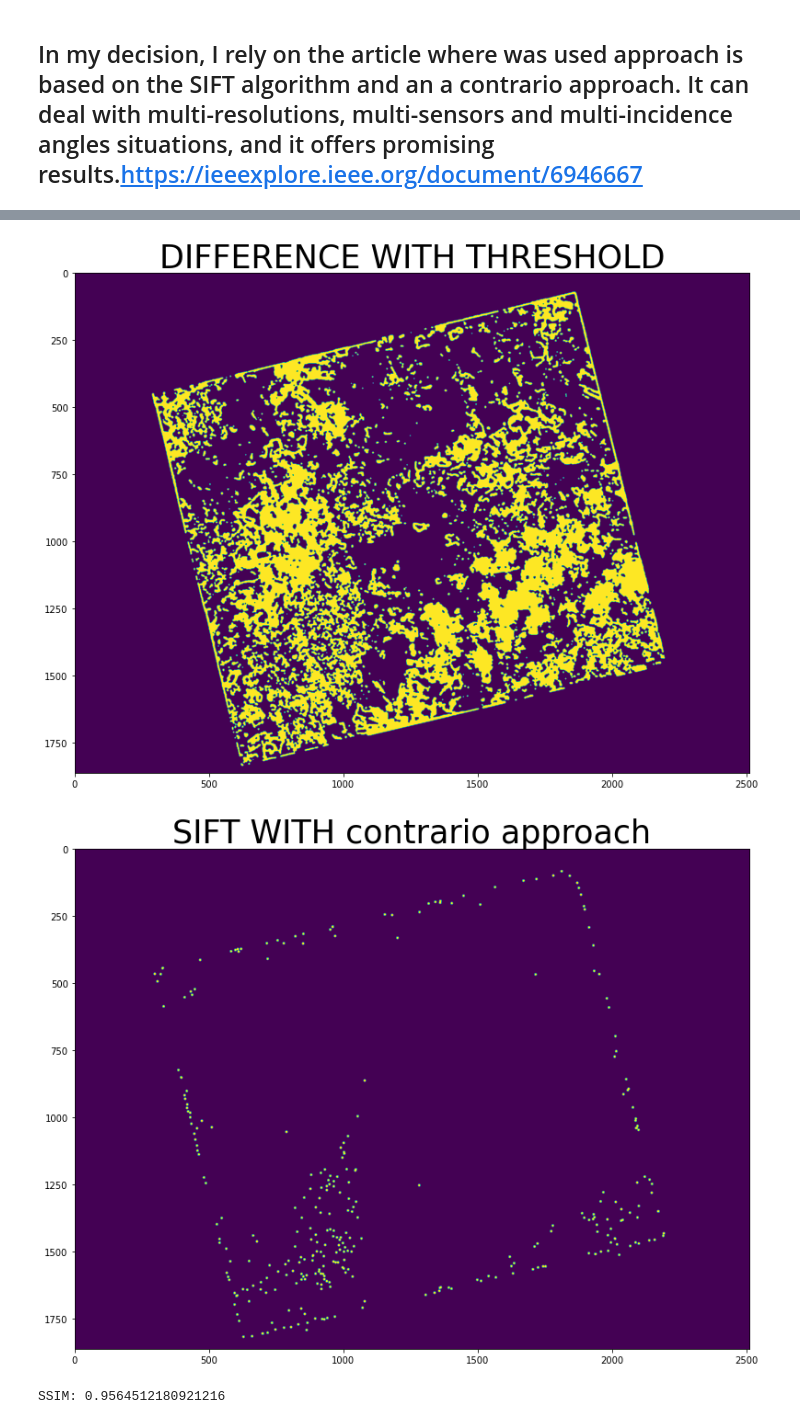
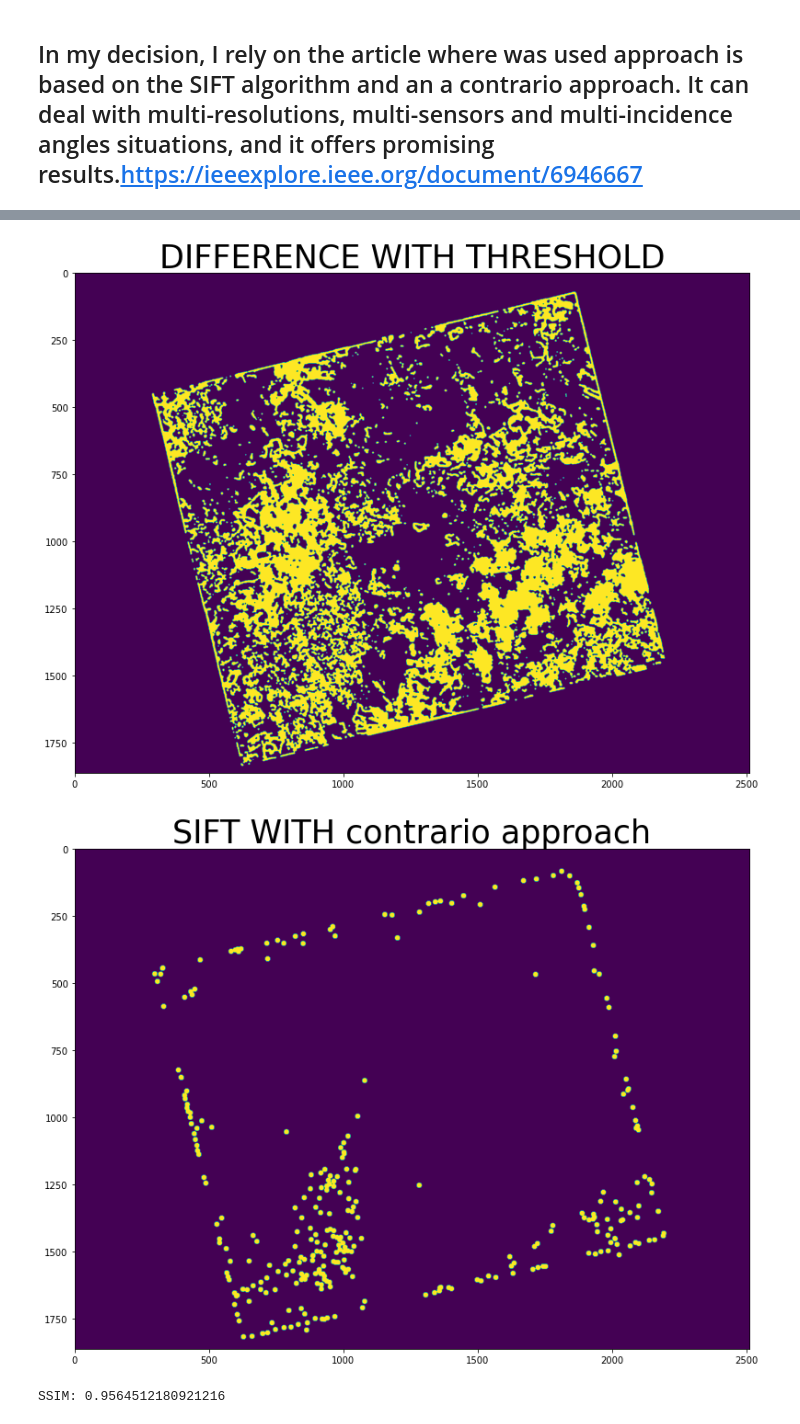
Before and after one commit to masha-astro/RosCosmos_Kaggle, a Jupyter notebook: Notebooks/Kaggle_Roscosmos.ipynb, the cells around one changed output, grey strips where cells are left out. Saved outputs shown, nothing was run; the diff lists cells and outputs as text; code cells hidden in the pictures.

```diff
--- a/Notebooks/Kaggle_Roscosmos.ipynb
+++ b/Notebooks/Kaggle_Roscosmos.ipynb
@@ -73,7 +73,7 @@ Number of image channels 8
 all_photo1_val, all_photo2_val = all_files(files_validation)
 # %%
 for img1, img2, mask in tqdm(zip(all_photo1_val, all_photo2_val, masks_validation)):
-    end1 = mask_final_dict(img1, img2, 5, 1e-5)
+    end1 = mask_final_dict(img1, img2, 10, 1e-15)
 # Compute SSIM between two images
     (score, diff) = ssim(img1, img2, full=True)
     print("SSIM: {}".format(score))
@@ -89,44 +89,44 @@ for img1, img2, mask in tqdm(zip(all_photo1_val, all_photo2_val, masks_validatio
 
     def porog(diff, low, up):
         maxd = np.max(diff)
-        diff[diff<low*maxd] = 0
-        diff[diff>up*maxd] = 0
+        diff[diff < low*maxd] = 0
+        diff[diff > up*maxd] = 0
 
         if len(diff[diff != 0]) > np.round(0.15*diff.shape[0]*diff.shape[1]):
             maxd = np.max(diff)
-            diff[diff<low*maxd] = 0
-            diff[diff>up*maxd] = 0
+            diff[diff < low*maxd] = 0
+            diff[diff > up*maxd] = 0
         else:
             return diff
 
     diff = porog(diff, 0.29, 0.51)
 
 
     diff[diff != 0] = 1
     diff = np.round(diff).astype(np.uint8)
     diff = cv.GaussianBlur(diff,(5,5), 5)
     diff = cv.GaussianBlur(diff,(5,5), 6)
 
 
 
     diff = cv.dilate(diff, kernel, iterations=4)
     diff = cv.GaussianBlur(diff,(5,5), 5)
 
     diff = cv.erode(diff, kernel,iterations = 1)
     plt.title('TARGET MASK', size = 35)
     plt.imshow(target)
     plt.show()
     plt.title('DIFFERENCE WITH THRESHOLD', size = 35)
     plt.imshow(diff)
     plt.show()
     plt.title('SIFT WITH contrario approach', size = 35)
     plt.imshow(end1)
     plt.show()
 # %% [output]
 SSIM: 0.7840320564044985
 [figure]
 [figure]
-[figure, old version]
+[figure, new version]
 SSIM: 0.9564512180921216
 [figure]
 [figure]
```
Also changed, not shown: parts of 2 cells of this notebook.
